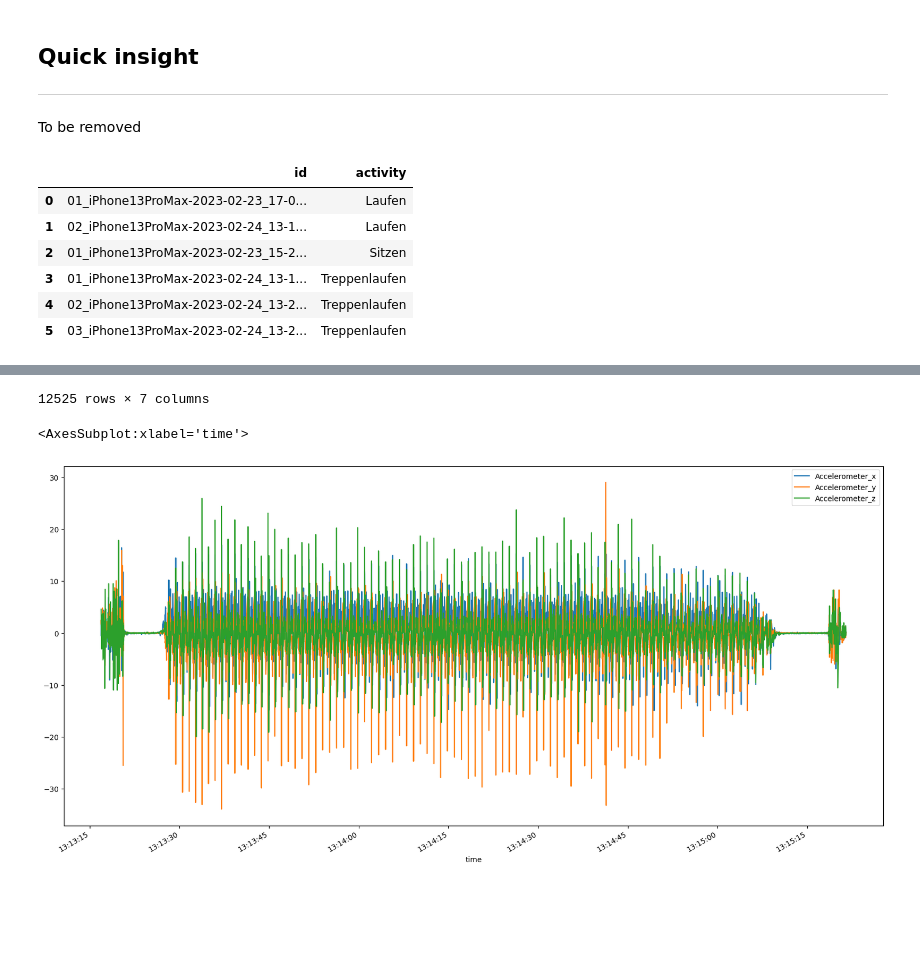
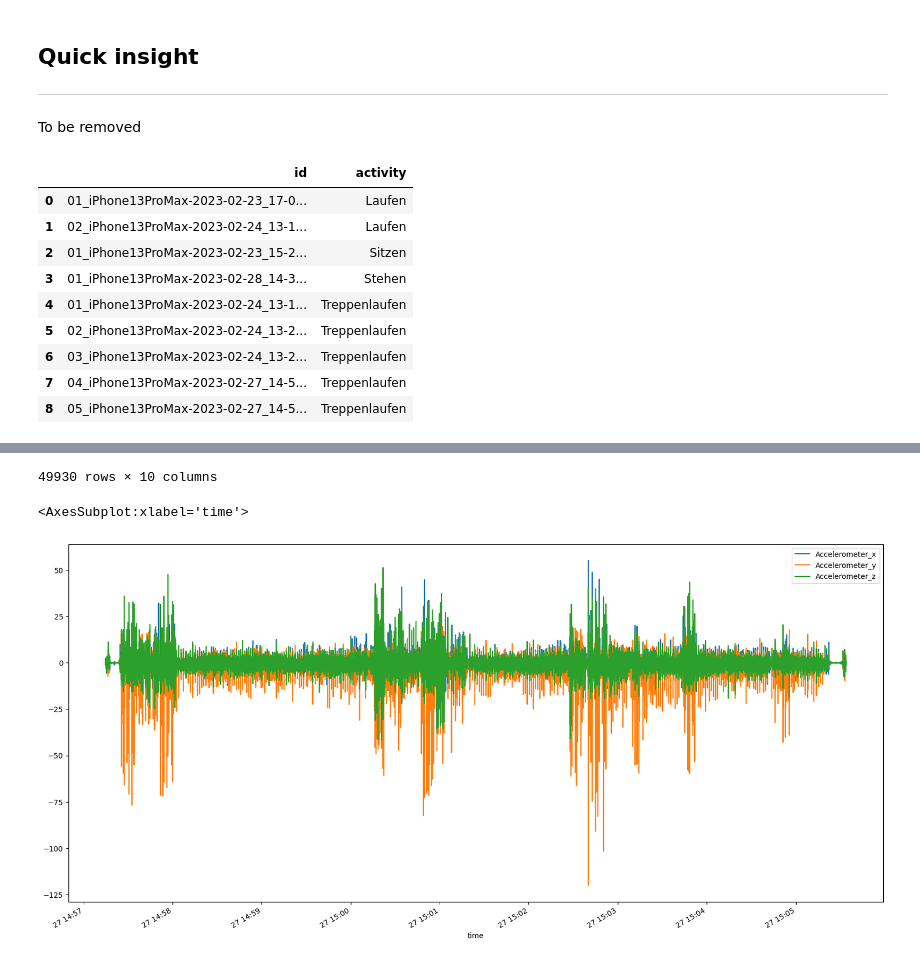
Before and after one commit to Sensor-Based-Activity-Recognition/pipelines, a Jupyter notebook: exporter.ipynb, the cells around one changed output, grey strips where cells are left out. Saved outputs shown, nothing was run; the diff lists cells and outputs as text; code cells hidden in the pictures; blank space fills up the shorter version.

Commit message:
fix missing data and add lazyness for faster load

```diff
--- a/exporter.ipynb
+++ b/exporter.ipynb
@@ -10,10 +10,19 @@ from utils import manager
 Get data from SensorLogger App without processing
 # %%
 path = "/Users/gabriel.torres/Library/CloudStorage/OneDrive-FHNW/CDL1 Sensor Data/Messungen"
+origin = "SensorLogger"
+sensors = [
+    "time",
+    "Accelerometer_x",
+    "Accelerometer_y",
+    "Accelerometer_z",
+    "AccelerometerUncalibrated_x",
+    "AccelerometerUncalibrated_y",
+    "AccelerometerUncalibrated_z",
+]
 pipeline = None
 resample_freq_hz = 100
-origin = "SensorLogger"
 
-data = manager.PipelineRunner(path, pipeline, resample_freq_hz, origin).run()
+data = manager.PipelineRunner(path, origin, sensors, pipeline, resample_freq_hz).run()
 data
 # %% [output]
@@ -42,20 +51,35 @@ shape: (536991, 7)
 To be removed
 # %%
 import polars as pl
-data.filter(pl.col("person") == "Gabriel_Torres").select(["id", "activity"]).unique().to_pandas()
+
+data.filter(pl.col("person") == "Gabriel_Torres").select(
+    ["id", "activity"]
+).unique().to_pandas()
 # %% [output]
 |  | id | activity |
 | 0 | 01_iPhone13ProMax-2023-02-23_17-0... | Laufen |
 | 1 | 02_iPhone13ProMax-2023-02-24_13-1... | Laufen |
 | 2 | 01_iPhone13ProMax-2023-02-23_15-2... | Sitzen |
-| 3 | 01_iPhone13ProMax-2023-02-24_13-1... | Treppenlaufen |
-| 4 | 02_iPhone13ProMax-2023-02-24_13-2... | Treppenlaufen |
-| 5 | 03_iPhone13ProMax-2023-02-24_13-2... | Treppenlaufen |
+| 3 | 01_iPhone13ProMax-2023-02-28_14-3... | Stehen |
+| 4 | 01_iPhone13ProMax-2023-02-24_13-1... | Treppenlaufen |
+| 5 | 02_iPhone13ProMax-2023-02-24_13-2... | Treppenlaufen |
+| 6 | 03_iPhone13ProMax-2023-02-24_13-2... | Treppenlaufen |
+| 7 | 04_iPhone13ProMax-2023-02-27_14-5... | Treppenlaufen |
+| 8 | 05_iPhone13ProMax-2023-02-27_14-5... | Treppenlaufen |
 # %%
 import polars as pl
+import numpy as np
 
-obs = data.filter(pl.col("id") == "02_iPhone13ProMax-2023-02-24_13-13-16").sort("time").to_pandas()
+obs = (
+    data.filter(pl.col("id") == "05_iPhone13ProMax-2023-02-27_14-57-14")
+    .sort("time")
+    .to_pandas()
+)
 display(obs)
 
-obs.plot(x="time", y=["Accelerometer_x", "Accelerometer_y", "Accelerometer_z"], figsize=(20, 10))
+obs.plot(
+    x="time",
+    y=["Accelerometer_x", "Accelerometer_y", "Accelerometer_z"],
+    figsize=(20, 10),
+)
 # %% [output]
@@ -74,3 +98,3 @@ obs.plot(x="time", y=["Accelerometer_x", "Accelerometer_y", "Accelerometer_z"],
-12525 rows × 7 columns
+49930 rows × 10 columns
 <AxesSubplot:xlabel='time'>
-[figure, old version]
+[figure, new version]
```
Also changed, not shown: parts of 2 cells of this notebook, 2 other files.
